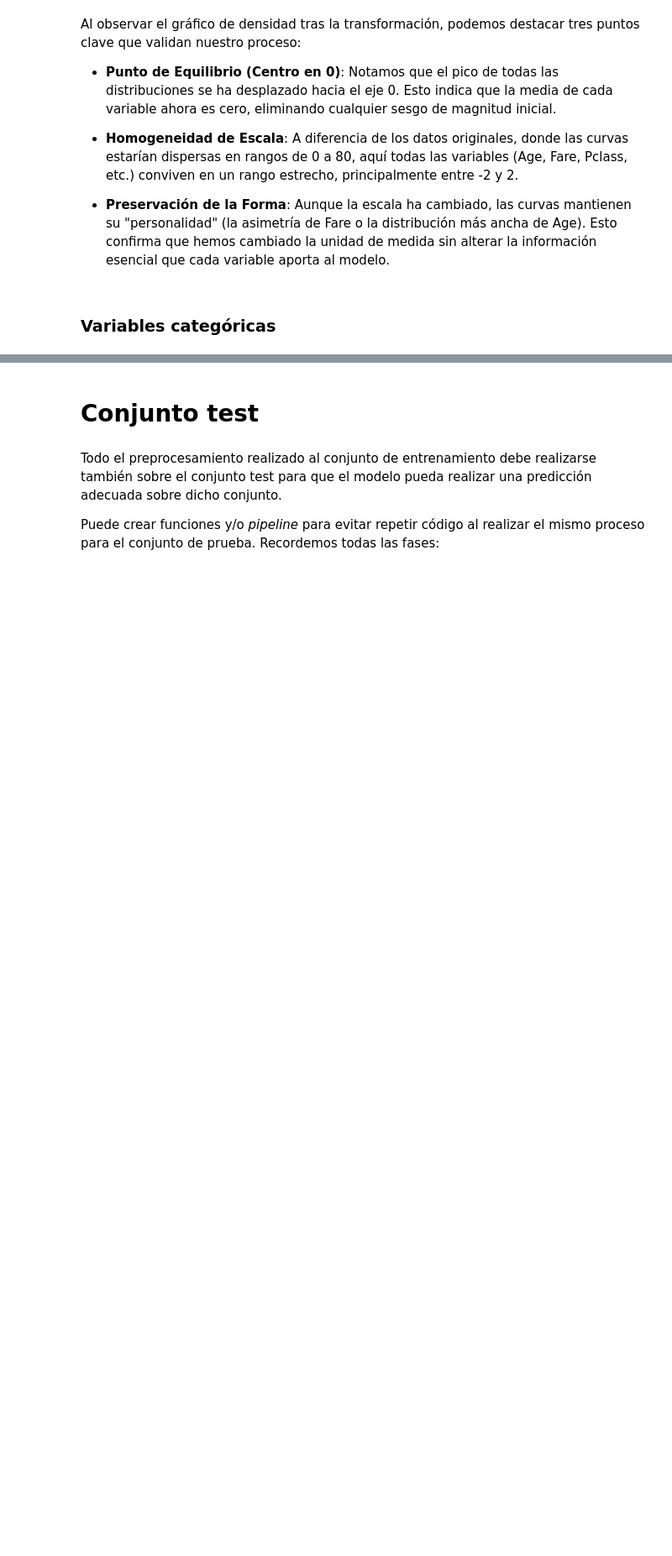
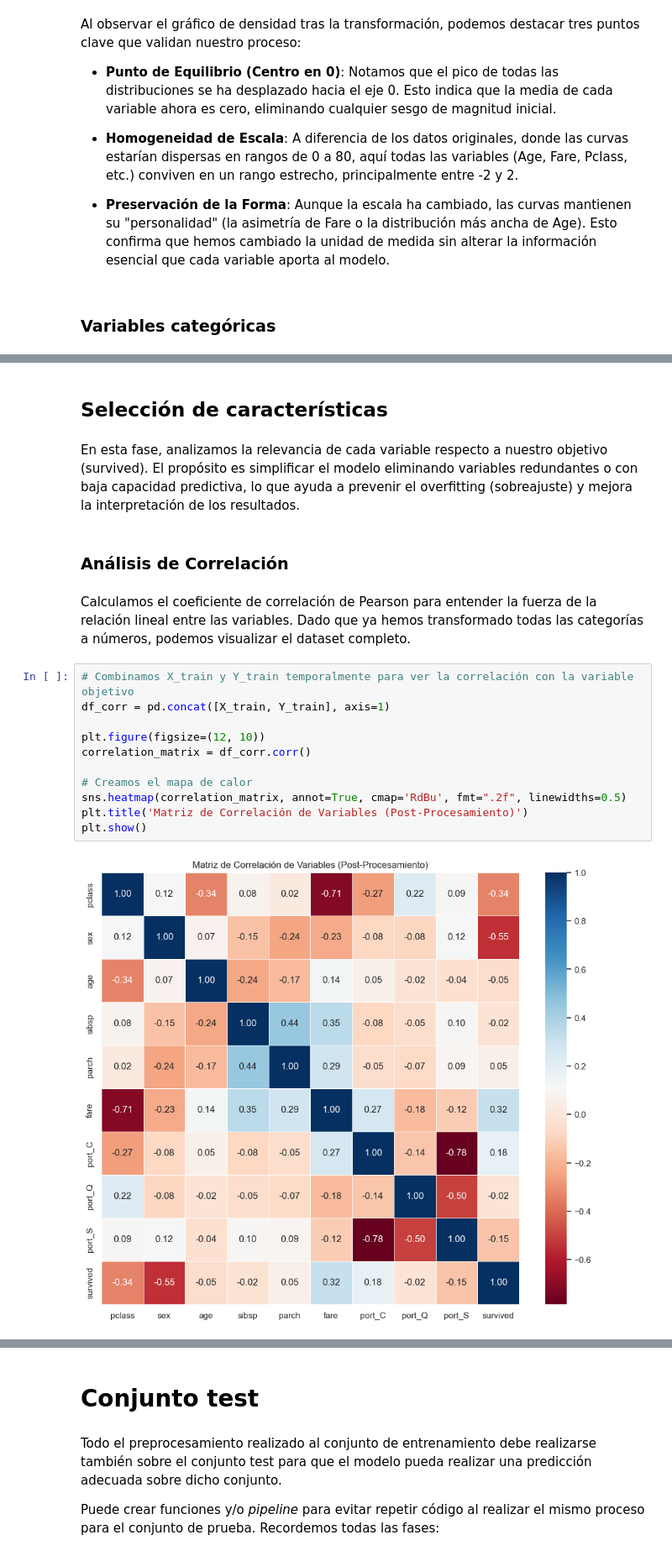
Before and after one commit to duvan1026/Titanic_Big_Data, a Jupyter notebook: ABD_CastroBautistaDuvanDario.ipynb, the cells around one changed output, grey strips where cells are left out. Shown at 84% size. Cells and saved outputs as stored; diff of their text form; blank space fills up the shorter version.

```diff
--- a/ABD_CastroBautistaDuvanDario.ipynb
+++ b/ABD_CastroBautistaDuvanDario.ipynb
@@ -1546,0 +1320,21 @@ sobreajuste.
+# %% [markdown]
+## Selección de características
+# %% [markdown]
+En esta fase, analizamos la relevancia de cada variable respecto a nuestro objetivo (survived). El propósito es simplificar el modelo eliminando variables redundantes o con baja capacidad predictiva, lo que ayuda a prevenir el overfitting (sobreajuste) y mejora la interpretación de los resultados.
+# %% [markdown]
+### Análisis de Correlación
+# %% [markdown]
+Calculamos el coeficiente de correlación de Pearson para entender la fuerza de la relación lineal entre las variables. Dado que ya hemos transformado todas las categorías a números, podemos visualizar el dataset completo.
+# %%
+# Combinamos X_train y Y_train temporalmente para ver la correlación con la variable objetivo
+df_corr = pd.concat([X_train, Y_train], axis=1)
+
+plt.figure(figsize=(12, 10))
+correlation_matrix = df_corr.corr()
+
+# Creamos el mapa de calor
+sns.heatmap(correlation_matrix, annot=True, cmap='RdBu', fmt=".2f", linewidths=0.5)
+plt.title('Matriz de Correlación de Variables (Post-Procesamiento)')
+plt.show()
+# %% [output]
+[figure, added]
```
Also changed, not shown: parts of 43 cells of this notebook.
